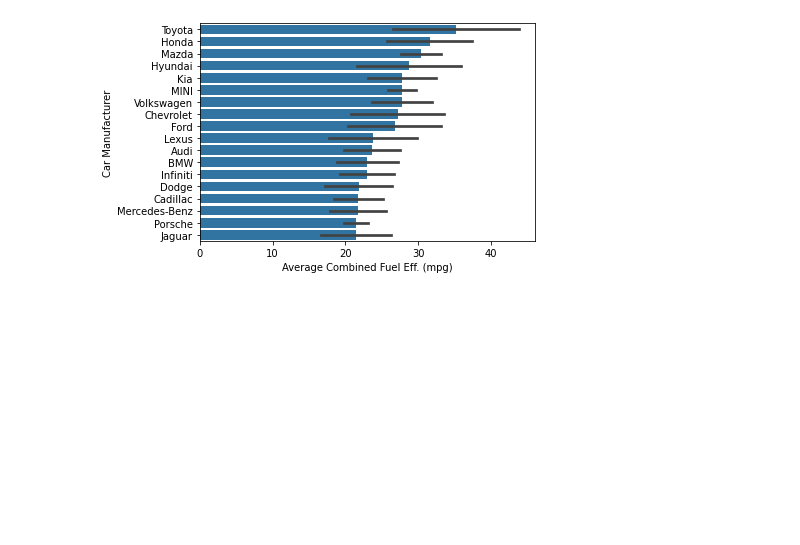
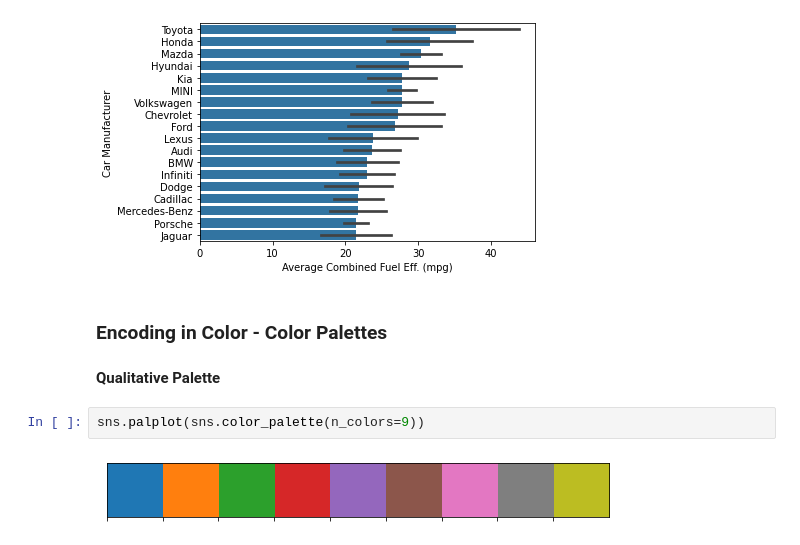
Before and after one commit to EsosaOrumwese/ALX-T-Nanodegree, a Jupyter notebook: Data Analytics/3. Data Visualization/Practice Notebook.ipynb, the cells around one changed output. Cells and saved outputs as stored; diff of their text form; blank space fills up the shorter version.

Commit message:
Color Encoding and Multivariate Faceting Lesson

```diff
--- a/Data Analytics/3. Data Visualization/Practice Notebook.ipynb
+++ b/Data Analytics/3. Data Visualization/Practice Notebook.ipynb
@@ -1205,3 +1205,11 @@ plt.ylabel('Car Manufacturer')
 plt.xlabel('Average Combined Fuel Eff. (mpg)');
 # %% [output]
 [figure]
+# %% [markdown]
+### Encoding in Color - Color Palettes
+# %% [markdown]
+**Qualitative Palette**
+# %%
+sns.palplot(sns.color_palette(n_colors=9))
+# %% [output]
+[figure, added]
```
Also changed, not shown: parts of 33 cells of this notebook.
